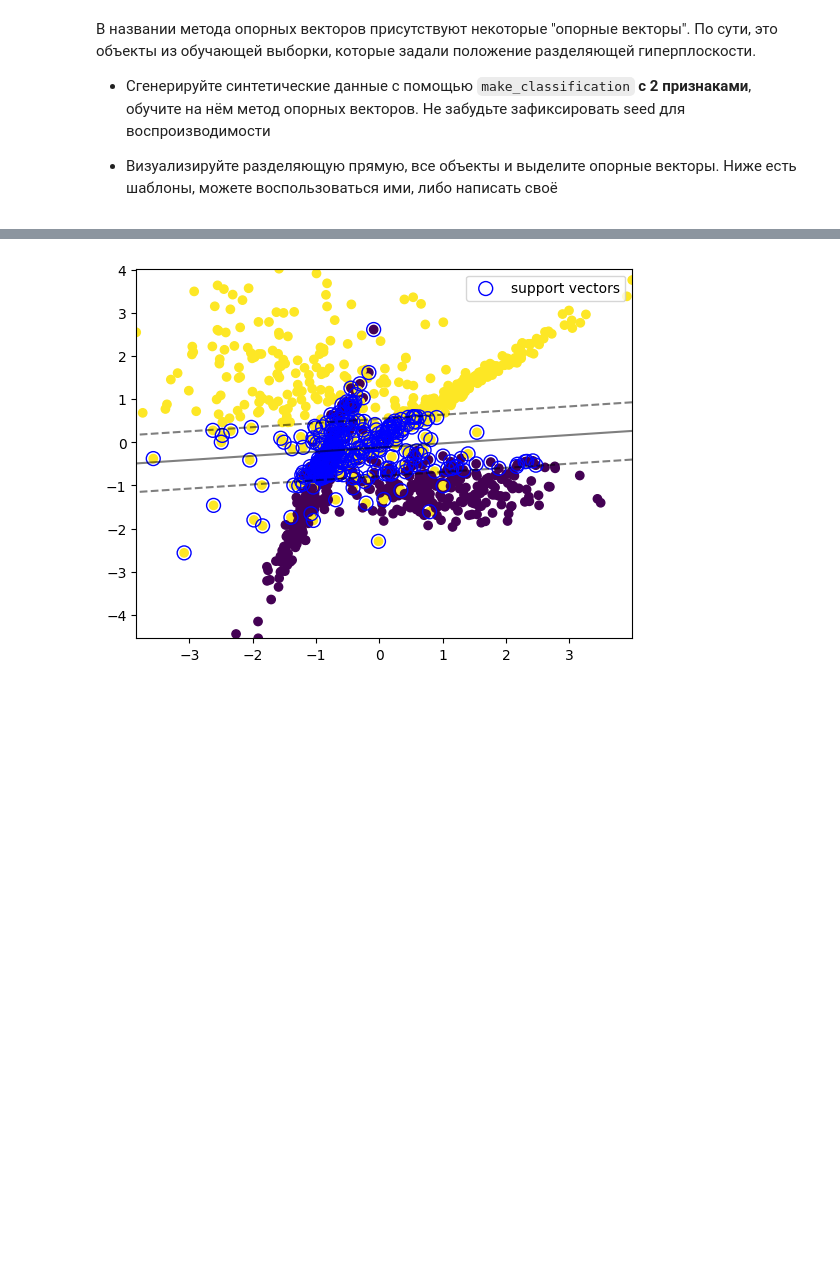
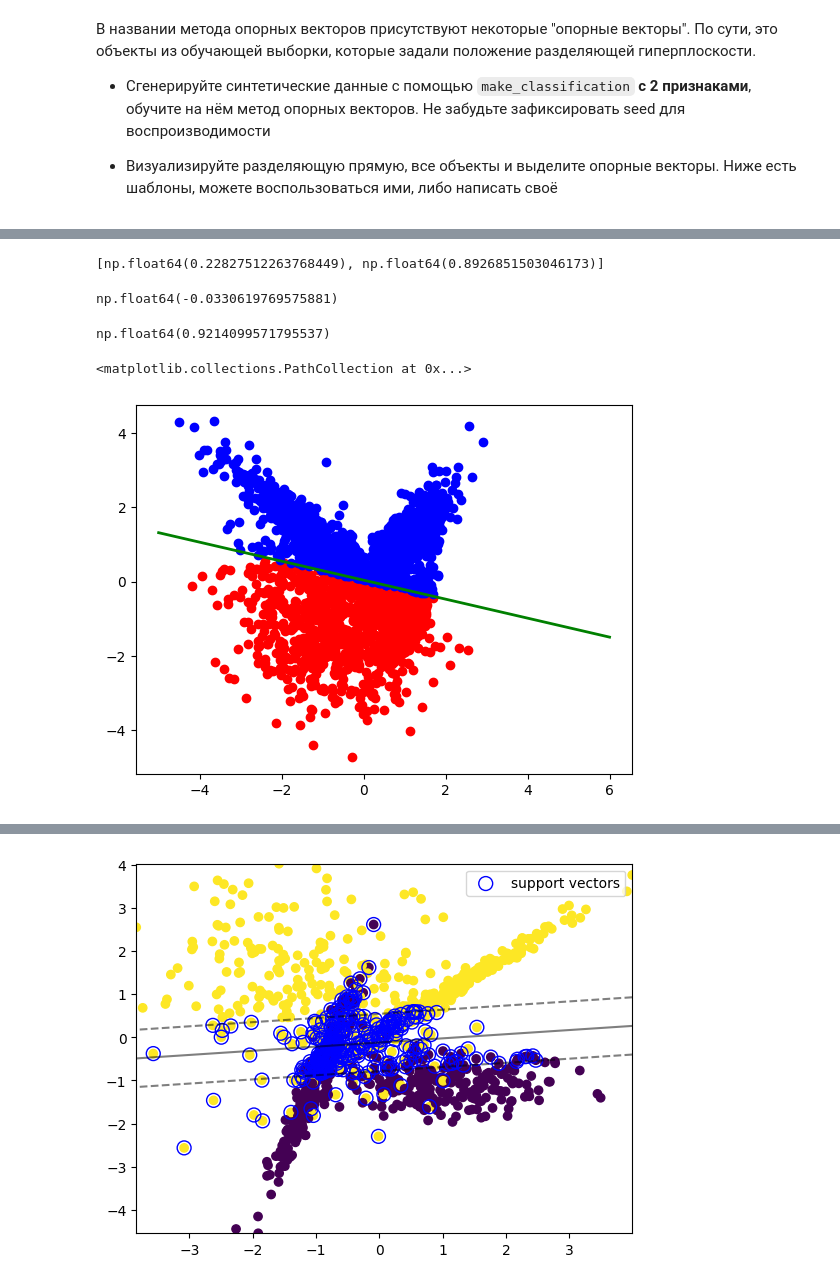
Before and after one commit to Uralbeckins/ML-Sokolov-Course, a Jupyter notebook: homework_practice_04_linclass.ipynb, the cells around one changed output, grey strips where cells are left out. Cells and saved outputs as stored; diff of their text form; code cells hidden in the pictures; blank space fills up the shorter version.

```diff
--- a/homework_practice_04_linclass.ipynb
+++ b/homework_practice_04_linclass.ipynb
@@ -307,0 +342,6 @@ AUC-ROC: 0.8479
+# %%
+X, y = make_classification(
+    n_samples=10000, n_features=2, n_informative=2, n_redundant=0, random_state=42
+)
+
+X_train, X_test, y_train, y_test = train_test_split(X, y, test_size=0.3, random_state=42)
@@ -307,0 +377,16 @@ AUC-ROC: 0.8479
+# %%
+best_linear_svc = LinearSVC(**random_search_svc.best_params_, random_state=42)
+
+best_linear_svc.fit(X_train, y_train)
+
+y_pred = best_linear_svc.predict(X_test)
+# %%
+df = pd.concat([pd.DataFrame(X_test, columns=['x1', 'x2']), pd.DataFrame(y_pred, columns=['y_pred'])], axis=1)
+# %%
+list(best_linear_svc.coef_[0])
+# %% [output]
+[np.float64(0.22827512263768449), np.float64(0.8926851503046173)]
+# %%
+best_linear_svc.intercept_[0]
+# %% [output]
+np.float64(-0.0330619769575881)
@@ -307,0 +395,21 @@ AUC-ROC: 0.8479
+# %%
+norm_w
+# %% [output]
+np.float64(0.9214099571795537)
+# %%
+w1, w2 = best_linear_svc.coef_[0]
+b = best_linear_svc.intercept_[0]
+
+# Диапазон для оси x
+xx = np.linspace(-5, 6, 100)
+yy = -(w1 * xx + b) / w2
+
+y_0 = df[df['y_pred'] == 0]
+y_1 = df[df['y_pred'] == 1]
+
+plt.plot(xx, yy, color='green', linewidth=2)
+plt.scatter(y_0['x1'], y_0['x2'], c='red', label='Class 0')
+plt.scatter(y_1['x1'], y_1['x2'], c='blue', label='Class 1')
+# %% [output]
+<matplotlib.collections.PathCollection at 0x...>
+[figure, added]
```
Also changed, not shown: parts of 11 cells of this notebook.
